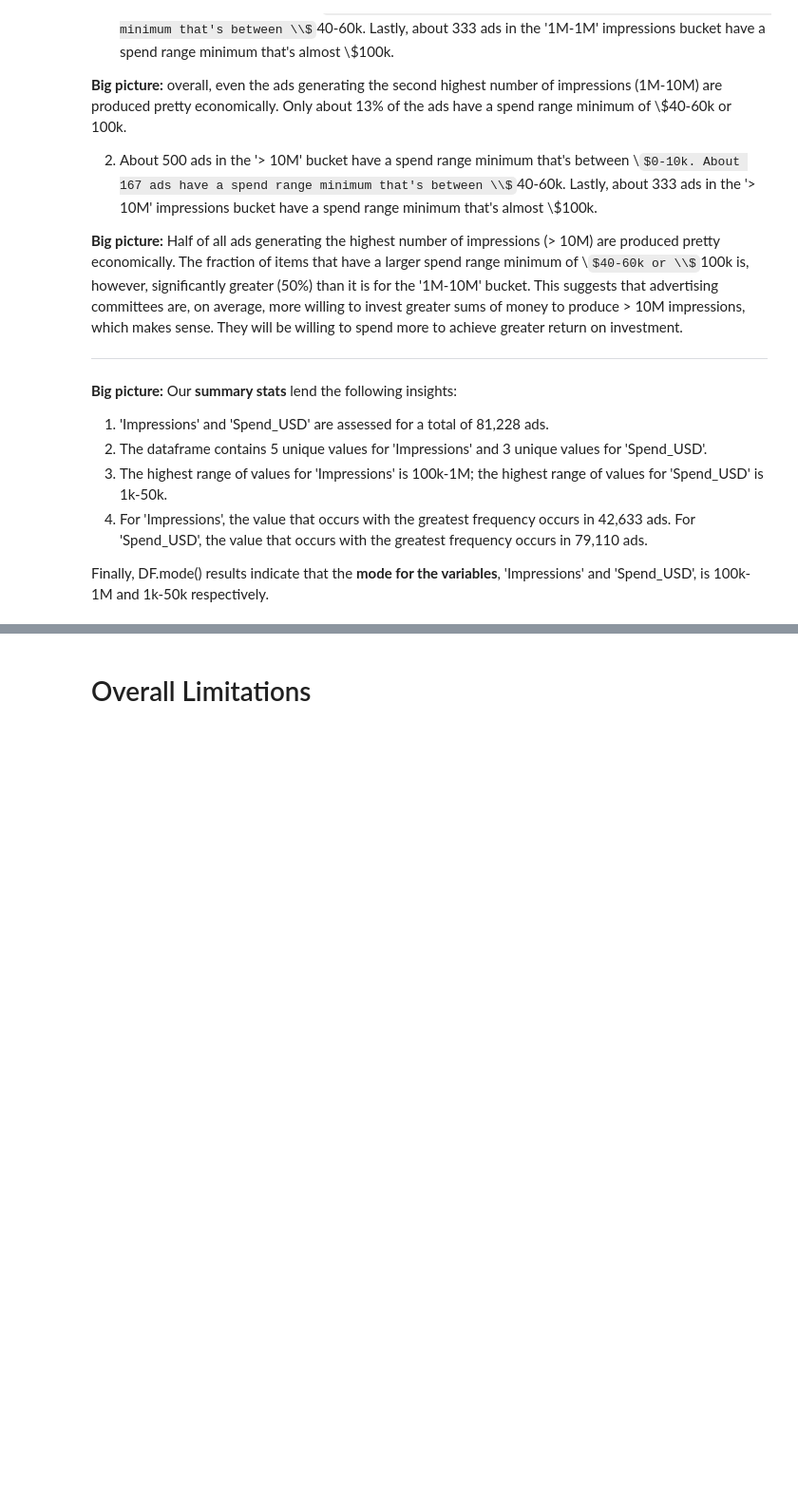
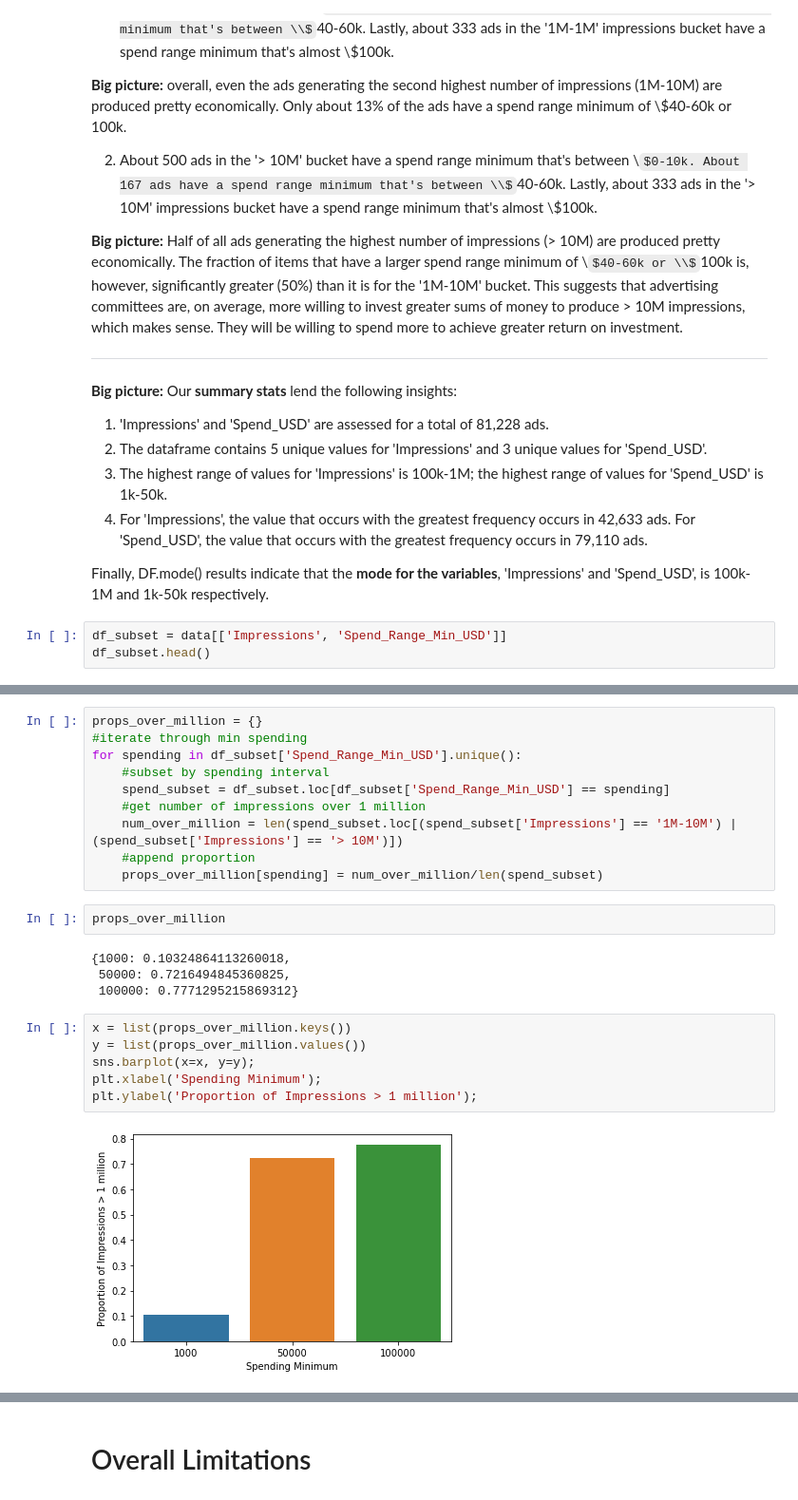
Before and after one commit to esalamon17/Google-Political-Ads, a Jupyter notebook: phase_4.ipynb, the cells around one changed output, grey strips where cells are left out. Shown: that part at 95% size. Drawn from its saved outputs; the diff is of its cells as text; some formulas as TeX source; blank space fills up the shorter version.

```diff
--- a/phase_4.ipynb
+++ b/phase_4.ipynb
@@ -499,3 +500,6 @@ The **"Histogram of Ad Spend Counts"** provides several key insights:
 4. For 'Impressions', the value that occurs with the greatest frequency occurs in 42,633 ads. For 'Spend_USD', the value that occurs with the greatest frequency occurs in 79,110 ads.
 
 Finally, DF.mode() results indicate that the **mode for the variables**, 'Impressions' and 'Spend_USD', is 100k-1M and 1k-50k respectively.
+# %%
+df_subset = data[['Impressions', 'Spend_Range_Min_USD']]
+df_subset.head()
@@ -501,0 +513,24 @@ Finally, DF.mode() results indicate that the **mode for the variables**, 'Impres
+# %%
+props_over_million = {}
+#iterate through min spending
+for spending in df_subset['Spend_Range_Min_USD'].unique():
+    #subset by spending interval
+    spend_subset = df_subset.loc[df_subset['Spend_Range_Min_USD'] == spending]
+    #get number of impressions over 1 million
+    num_over_million = len(spend_subset.loc[(spend_subset['Impressions'] == '1M-10M') | (spend_subset['Impressions'] == '> 10M')])
+    #append proportion
+    props_over_million[spending] = num_over_million/len(spend_subset)
+# %%
+props_over_million
+# %% [output]
+{1000: 0.10324864113260018,
+ 50000: 0.7216494845360825,
+ 100000: 0.7771295215869312}
+# %%
+x = list(props_over_million.keys())
+y = list(props_over_million.values())
+sns.barplot(x=x, y=y);
+plt.xlabel('Spending Minimum');
+plt.ylabel('Proportion of Impressions > 1 million');
+# %% [output]
+[figure, added]
```
Also changed, not shown: parts of 18 cells of this notebook.
